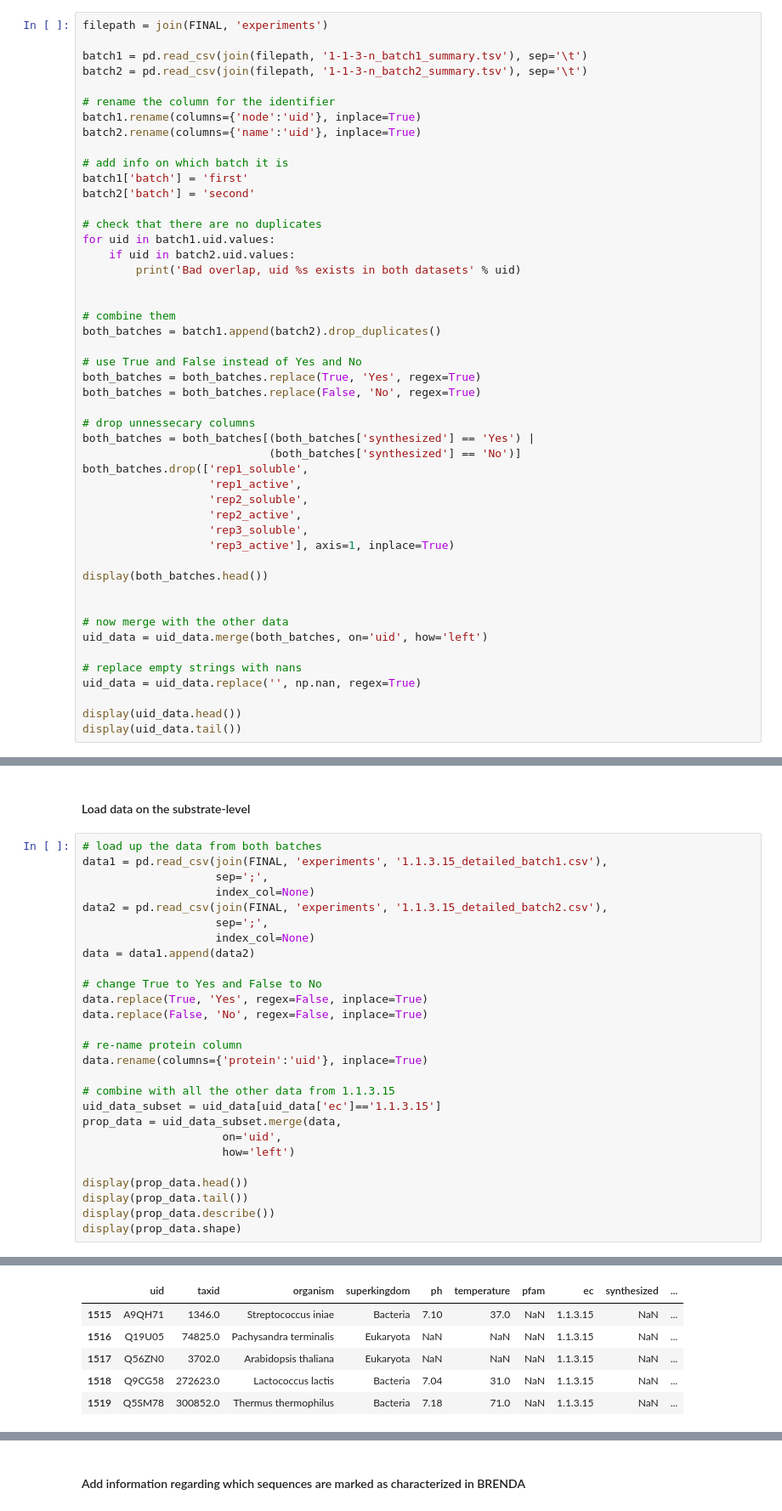
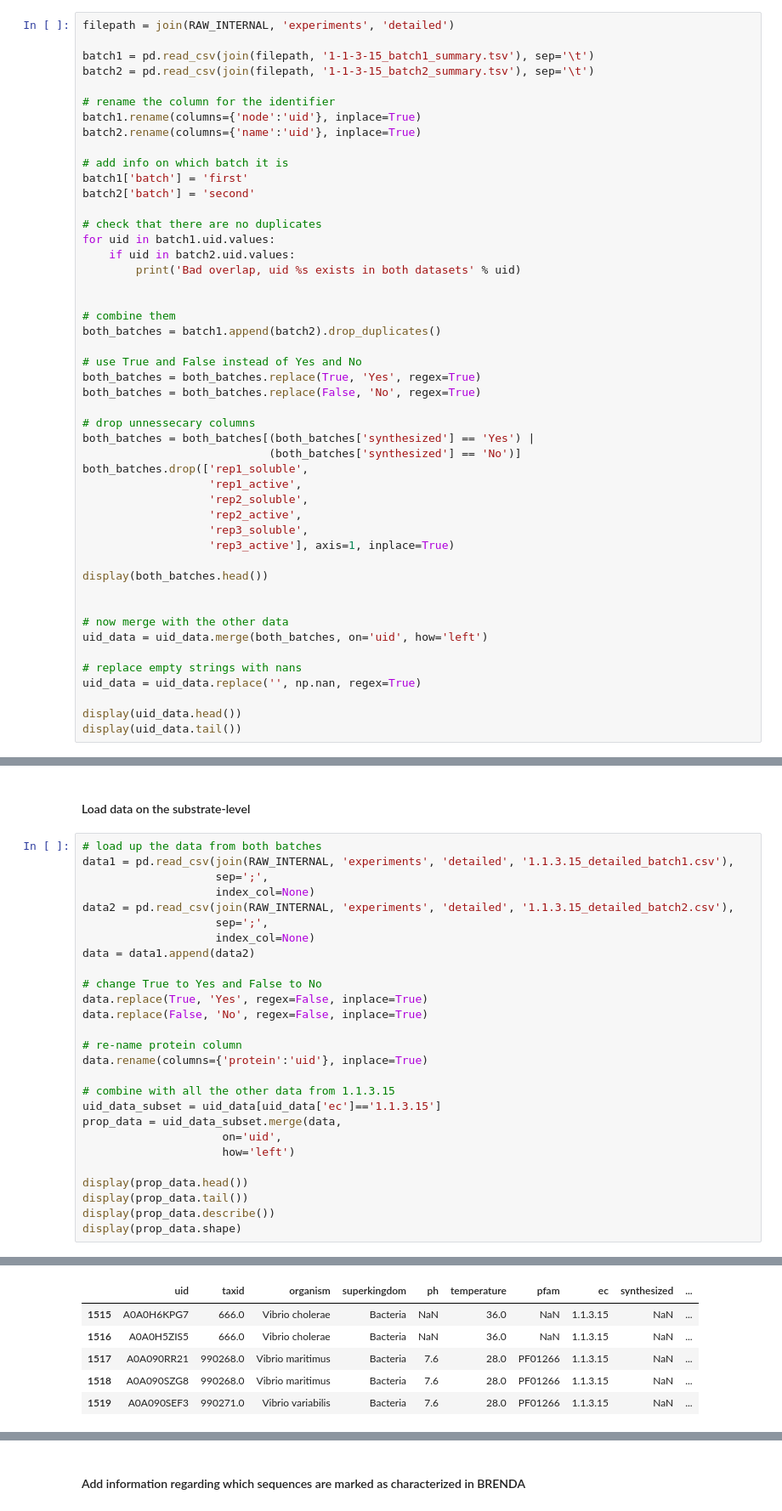
Before and after one commit to EngqvistLab/analyze_1.1.3.15, a Jupyter notebook: code/2_analyze_data/1_analyze_1.1.3.15.ipynb, the cells around one changed output, grey strips where cells are left out. Shown at 85% size. Saved outputs shown, nothing was run; the diff lists cells and outputs as text.

```diff
--- a/code/2_analyze_data/1_analyze_1.1.3.15.ipynb
+++ b/code/2_analyze_data/1_analyze_1.1.3.15.ipynb
@@ -182,10 +251,10 @@ display(uid_data.tail())
 # %% [markdown]
 #### Load experimental data and combine with enzyme property data
 # %%
-filepath = join(FINAL, 'experiments')
+filepath = join(RAW_INTERNAL, 'experiments', 'detailed')
 
-batch1 = pd.read_csv(join(filepath, '1-1-3-n_batch1_summary.tsv'), sep='\t')
-batch2 = pd.read_csv(join(filepath, '1-1-3-n_batch2_summary.tsv'), sep='\t')
+batch1 = pd.read_csv(join(filepath, '1-1-3-15_batch1_summary.tsv'), sep='\t')
+batch2 = pd.read_csv(join(filepath, '1-1-3-15_batch2_summary.tsv'), sep='\t')
 
 # rename the column for the identifier
 batch1.rename(columns={'node':'uid'}, inplace=True)
@@ -252,44 +321,44 @@ display(uid_data.tail())
 #### Load data on the substrate-level
 # %%
 # load up the data from both batches
-data1 = pd.read_csv(join(FINAL, 'experiments', '1.1.3.15_detailed_batch1.csv'),
+data1 = pd.read_csv(join(RAW_INTERNAL, 'experiments', 'detailed', '1.1.3.15_detailed_batch1.csv'),
                     sep=';',
                     index_col=None)
-data2 = pd.read_csv(join(FINAL, 'experiments', '1.1.3.15_detailed_batch2.csv'),
+data2 = pd.read_csv(join(RAW_INTERNAL, 'experiments', 'detailed', '1.1.3.15_detailed_batch2.csv'),
                     sep=';',
                     index_col=None)
 data = data1.append(data2)
 
 # change True to Yes and False to No
 data.replace(True, 'Yes', regex=False, inplace=True)
 data.replace(False, 'No', regex=False, inplace=True)
 
 # re-name protein column
 data.rename(columns={'protein':'uid'}, inplace=True)
 
 # combine with all the other data from 1.1.3.15
 uid_data_subset = uid_data[uid_data['ec']=='1.1.3.15']
 prop_data = uid_data_subset.merge(data,
                      on='uid',
                      how='left')
 
 display(prop_data.head())
 display(prop_data.tail())
 display(prop_data.describe())
 display(prop_data.shape)
 # %% [output]
 |  | uid | taxid | organism | superkingdom | ph | temperature | pfam | ec | synthesized | ... |
 | 0 | Q9LRS0 | 3702.0 | Arabidopsis thaliana | Eukaryota | NaN | NaN | NaN | 1.1.3.15 | NaN | ... |
 | 1 | Q9NYQ3 | 9606.0 | Homo sapiens | Eukaryota | NaN | NaN | NaN | 1.1.3.15 | NaN | ... |
 | 2 | P37339 | 83333.0 | Escherichia coli | Bacteria | 7.01 | 36.0 | NaN | 1.1.3.15 | NaN | ... |
 | 3 | Q24JJ8 | 3702.0 | Arabidopsis thaliana | Eukaryota | NaN | NaN | NaN | 1.1.3.15 | NaN | ... |
 | 4 | B8AUI3 | 39946.0 | Oryza sativa | Eukaryota | NaN | NaN | NaN | 1.1.3.15 | NaN | ... |
 |  | uid | taxid | organism | superkingdom | ph | temperature | pfam | ec | synthesized | ... |
-| 1515 | A9QH71 | 1346.0 | Streptococcus iniae | Bacteria | 7.10 | 37.0 | NaN | 1.1.3.15 | NaN | ... |
-| 1516 | Q19U05 | 74825.0 | Pachysandra terminalis | Eukaryota | NaN | NaN | NaN | 1.1.3.15 | NaN | ... |
-| 1517 | Q56ZN0 | 3702.0 | Arabidopsis thaliana | Eukaryota | NaN | NaN | NaN | 1.1.3.15 | NaN | ... |
-| 1518 | Q9CG58 | 272623.0 | Lactococcus lactis | Bacteria | 7.04 | 31.0 | NaN | 1.1.3.15 | NaN | ... |
-| 1519 | Q5SM78 | 300852.0 | Thermus thermophilus | Bacteria | 7.18 | 71.0 | NaN | 1.1.3.15 | NaN | ... |
+| 1515 | A0A0H6KPG7 | 666.0 | Vibrio cholerae | Bacteria | NaN | 36.0 | NaN | 1.1.3.15 | NaN | ... |
+| 1516 | A0A0H5ZIS5 | 666.0 | Vibrio cholerae | Bacteria | NaN | 36.0 | NaN | 1.1.3.15 | NaN | ... |
+| 1517 | A0A090RR21 | 990268.0 | Vibrio maritimus | Bacteria | 7.6 | 28.0 | PF01266 | 1.1.3.15 | NaN | ... |
+| 1518 | A0A090SZG8 | 990268.0 | Vibrio maritimus | Bacteria | 7.6 | 28.0 | PF01266 | 1.1.3.15 | NaN | ... |
+| 1519 | A0A090SEF3 | 990271.0 | Vibrio variabilis | Bacteria | 7.6 | 28.0 | PF01266 | 1.1.3.15 | NaN | ... |
 |  | taxid | ph | temperature |
 | count | 1.334000e+03 | 805.000000 | 1068.000000 |
 | mean | 6.339865e+05 | 7.019752 | 33.602996 |
```
Also changed, not shown: parts of 39 cells of this notebook, 8 other files.
